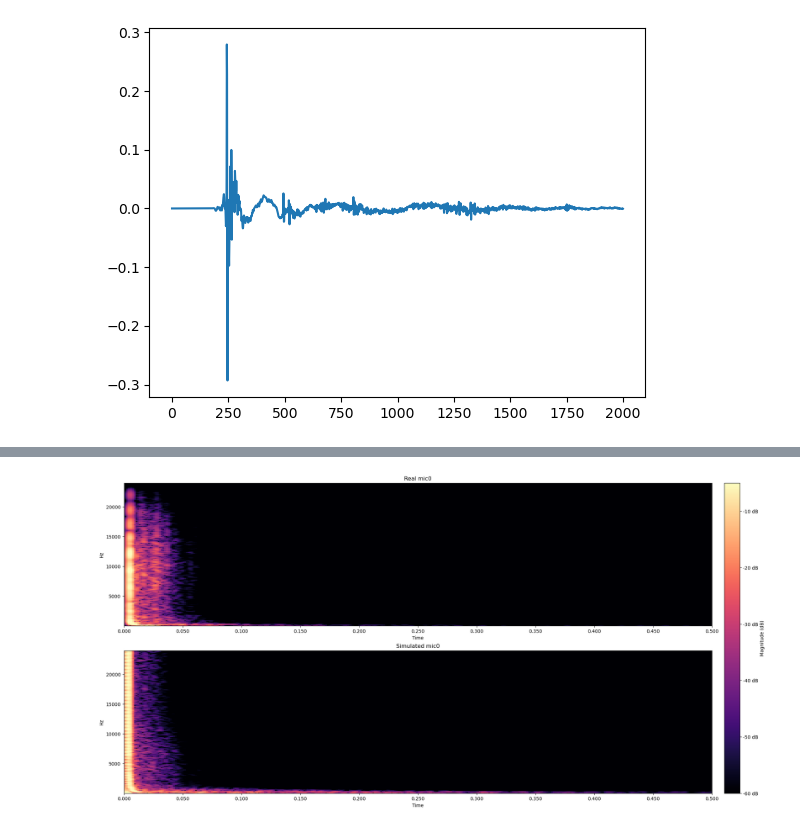
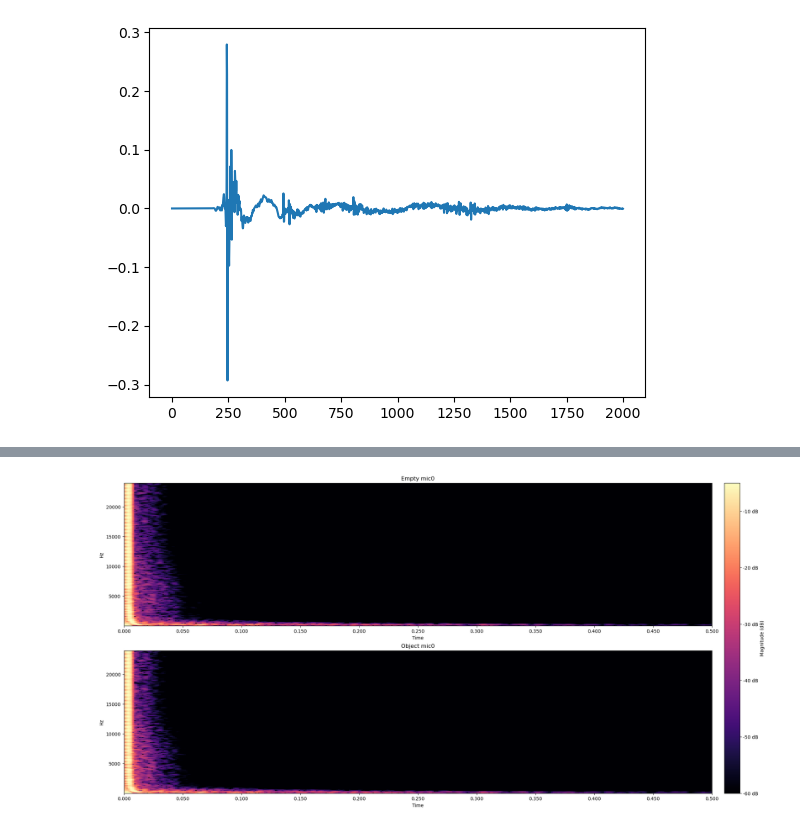
Before and after one commit to menthems/acoustic-change-detection, a Jupyter notebook: data/wav_viewer.ipynb, the cells around one changed output, grey strips where cells are left out. Drawn from its saved outputs; the diff is of its cells as text; code cells hidden in the pictures.

```diff
--- a/data/wav_viewer.ipynb
+++ b/data/wav_viewer.ipynb
@@ -148,7 +165,7 @@ _, transform = load_wav_any("/home/student/ss/data/output/transform.wav", target
 _, transform_mic0 = load_wav_any("/home/student/ss/data/output/transform_mic0.wav", target_sr)
 
 empty_mic0 = transform_mic0
-_, cube_mic0 = load_wav_any("/home/student/ss/data/output/transform_mic0_cube.wav", target_sr)
+_, object_mic0 = load_wav_any("/home/student/ss/data/output/object_ceiling.wav", target_sr)
 
 sr, mic0 = load_wav_any("/home/student/ss/data/output/mic0.wav", target_sr)
 # sr, new_mic0 = load_wav_any("/home/student/ss/data/output/new_mic0.wav", target_sr)
@@ -174,10 +191,10 @@ _, mic6 = load_wav_any("/home/student/ss/data/output/mic6.wav", target_sr)
 # signals = [mic0, mic6]
 # titles = ['Mic0 (far away)', 'Mic6 (next to speaker)']
 
-signals = [real_empty_mic0, transform_mic0]
-titles = ['Real mic0', 'Simulated mic0']
-# signals = [empty_mic0, cube_mic0]
-# titles = ['Empty mic0', 'Cube mic0']
+# signals = [real_empty_mic0, transform_mic0]
+# titles = ['Real mic0', 'Simulated mic0']
+signals = [empty_mic0, object_mic0]
+titles = ['Empty mic0', 'Object mic0']
 
 # signals = [mic6, mic6_rot, mic6_rot2, mic6_rot3]
 # titles = ['Mic6 (no rotation)', 'Mic6 (90 deg)', 'Mic6 (180 deg)', 'Mic6 (270 deg)']
@@ -192,31 +209,31 @@ for x in signals:
     x = x[:needed_samples]
 
     S = np.abs(librosa.stft(
         x, n_fft=n_fft, hop_length=hop_length,
         win_length=win_length, window='hann')) ** 2
 
     S_db = librosa.power_to_db(S, ref=np.max)
     S_db_list.append(S_db)
 
 # --- plotting 2x2 (your example only has 2, but layout OK) ---
 fig, axs = plt.subplots(2, 1, figsize=(20, 10), constrained_layout=True)
 # fig, axs = plt.subplots(2, 2, figsize=(10, 4), constrained_layout=True)
 axs = axs.ravel()
 
 for ax, S_db, title in zip(axs, S_db_list, titles):
     img = librosa.display.specshow(
         S_db, sr=sr, hop_length=hop_length,
         x_axis='time', y_axis='linear',
         ax=ax, cmap=cmap, vmin=vmin, vmax=vmax
     )
     ax.set_title(title)
     ax.set_xlim(0, t_max)
     ax.set_ylim(20, sr//2)
 
 # Colorbar
 cbar = fig.colorbar(img, ax=axs.tolist(), format='%+d dB', pad=0.01)
 cbar.set_label('Magnitude (dB)')
 
 plt.show()
 # %% [output]
-[figure, old version]
+[figure, new version]
```
Also changed, not shown: parts of 3 cells of this notebook, 1 other file.
